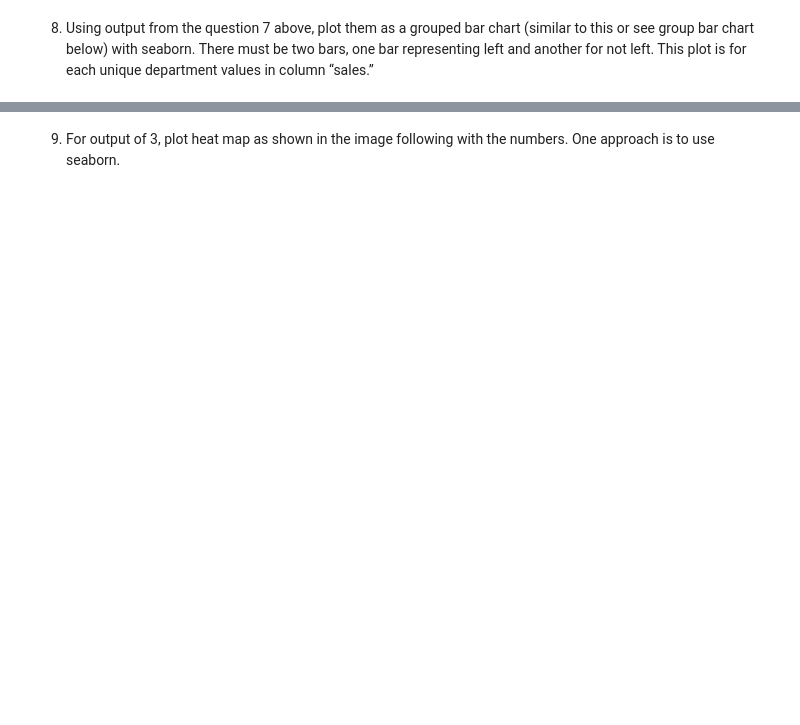
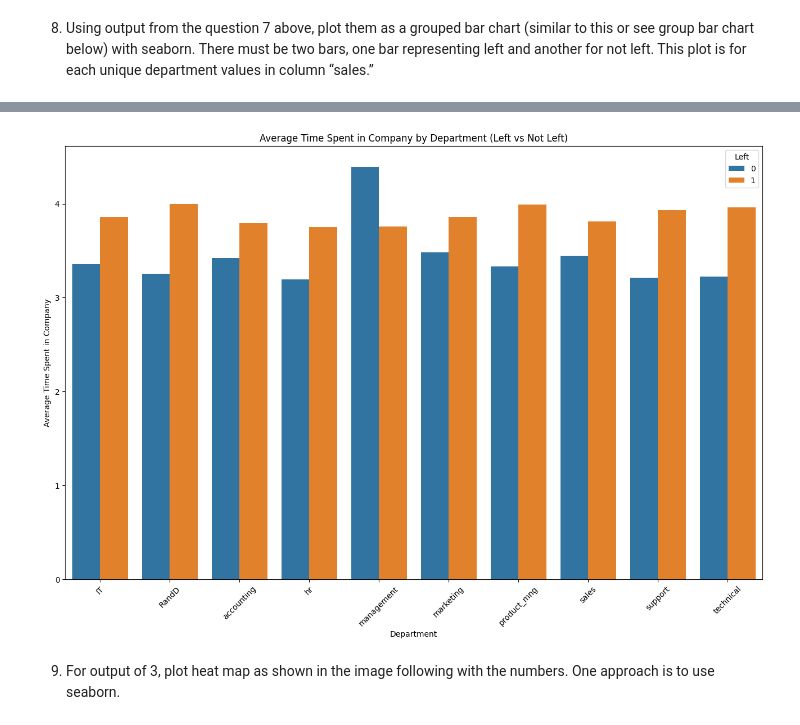
Before and after one commit to GNANASAMBANTHAN/GNANASAMBANTHAN, a Jupyter notebook: Mini_Project_3_HR_Data.ipynb, the cells around one changed output, grey strips where cells are left out. Saved outputs shown, nothing was run; the diff lists cells and outputs as text; code cells hidden in the pictures; blank space fills up the shorter version.

```diff
--- a/Mini_Project_3_HR_Data.ipynb
+++ b/Mini_Project_3_HR_Data.ipynb
@@ -70,7 +70,7 @@ Requirement already satisfied: networkx>=2.4 in /usr/local/lib/python3.10/dist-p
 Requirement already satisfied: six in /usr/local/lib/python3.10/dist-packages (from patsy>=0.5.6->statsmodels<1,>=0.13.2->ydata-profiling->pandas-profiling) (1.16.0)
 # %%
 import pandas as pd
-df = pd.read_csv("/content/HR_comma_sep.csv")
+df = pd.read_csv("/content/drive/MyDrive/Colab Notebooks/HR_comma_sep.csv")
 df.head(5)
 print(tabulate(df.head(5), headers='keys', tablefmt='grid', showindex=True))
 # %% [output]
@@ -308,3 +288,14 @@ plt.show()
+# %%
+plt.figure(figsize=(16, 10))
+sns.barplot(x='sales', y='avg_time_spend_company', hue='left', data=avg_time_hours)
+plt.xlabel('Department')
+plt.ylabel('Average Time Spent in Company')
+plt.title('Average Time Spent in Company by Department (Left vs Not Left)')
+plt.xticks(rotation=45)
+plt.legend(title='Left')
+plt.show()
+# %% [output]
+[figure, added]
 # %% [markdown]
 9. For output of 3, plot heat map as shown in the image following with the numbers. One approach is to use seaborn.
 # %%
```
Also changed, not shown: parts of 1 cell of this notebook.
